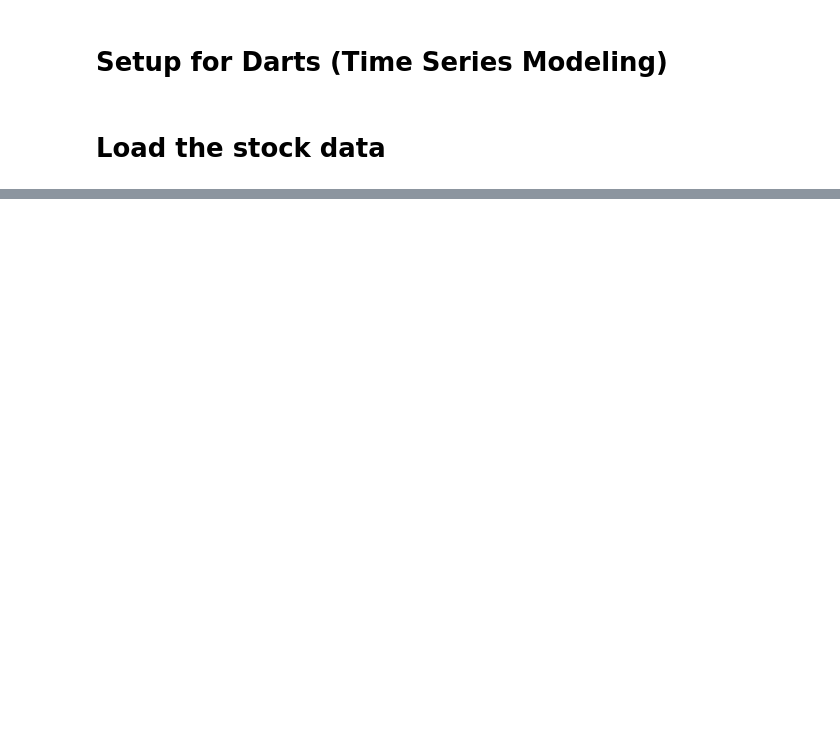
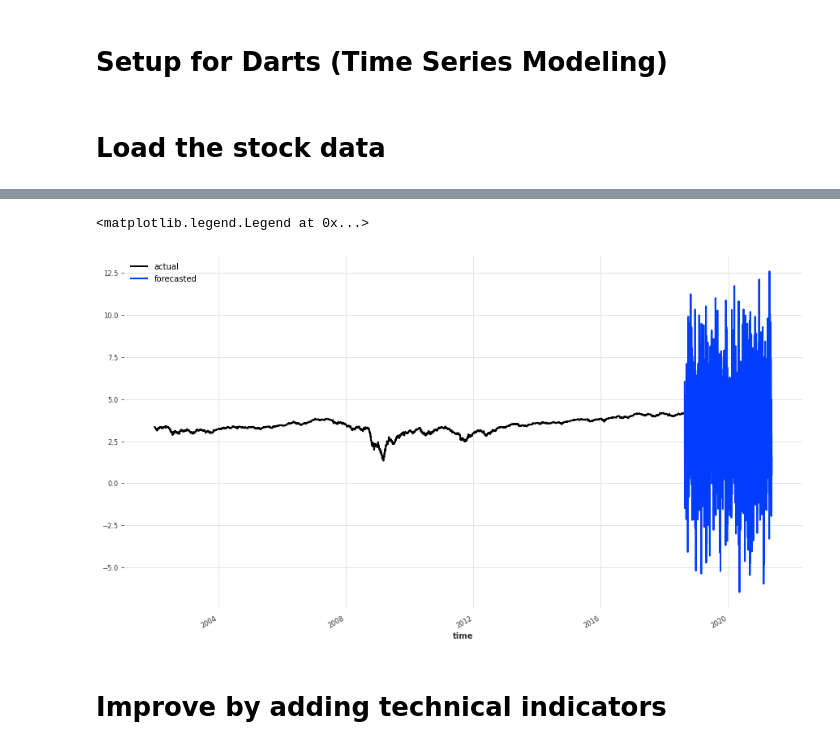
Before and after one commit to stevegbrooks/big-portfolio-learner, a Jupyter notebook: notebooks/step3b_global_tsa.ipynb, the cells around one changed output, grey strips where cells are left out. Saved outputs shown, nothing was run; the diff lists cells and outputs as text; code cells hidden in the pictures; blank space fills up the shorter version.

Commit message:
got a model with covariates working on GPU

```diff
--- a/notebooks/step3b_global_tsa.ipynb
+++ b/notebooks/step3b_global_tsa.ipynb
@@ -143,0 +146,10 @@ Dimensions without coordinates: sample
+# %%
+stock_data_series = stock_data_cleaned_sdf.limit(10000).toPandas()
+
+stock_time_series = stock_data_series.set_index("timestamp_as_dt")
+stock_data_TS = TimeSeries.from_series(stock_time_series[stock_time_series.symbol == "LAMR"]["adjusted_close_log"].resample("1D").last())
+
+filler = MissingValuesFiller()
+stock_data_TS_filled = filler.transform(stock_data_TS)
+# %%
+train, val = stock_data_TS_filled[:-500], stock_data_TS_filled[-500:]
@@ -143,0 +161,9 @@ Dimensions without coordinates: sample
+# %%
+model = NBEATSModel(
+    input_chunk_length=2000,
+    output_chunk_length=500,
+    n_epochs=100,
+    random_state=15
+)
+# %%
+model.fit(train, verbose=True)
@@ -143,0 +185,13 @@ Dimensions without coordinates: sample
+# %%
+from matplotlib import rcParams
+rcParams['figure.figsize'] = 15, 8
+
+pred = model.predict(n = 1000, series = train)
+stock_data_TS_filled.plot(label = "actual")
+pred.plot(label = "forecasted") # validation data set
+plt.legend()
+# %% [output]
+<matplotlib.legend.Legend at 0x...>
+[figure, added]
+# %% [markdown]
+# Improve by adding technical indicators
```
Also changed, not shown: parts of 26 cells of this notebook.
